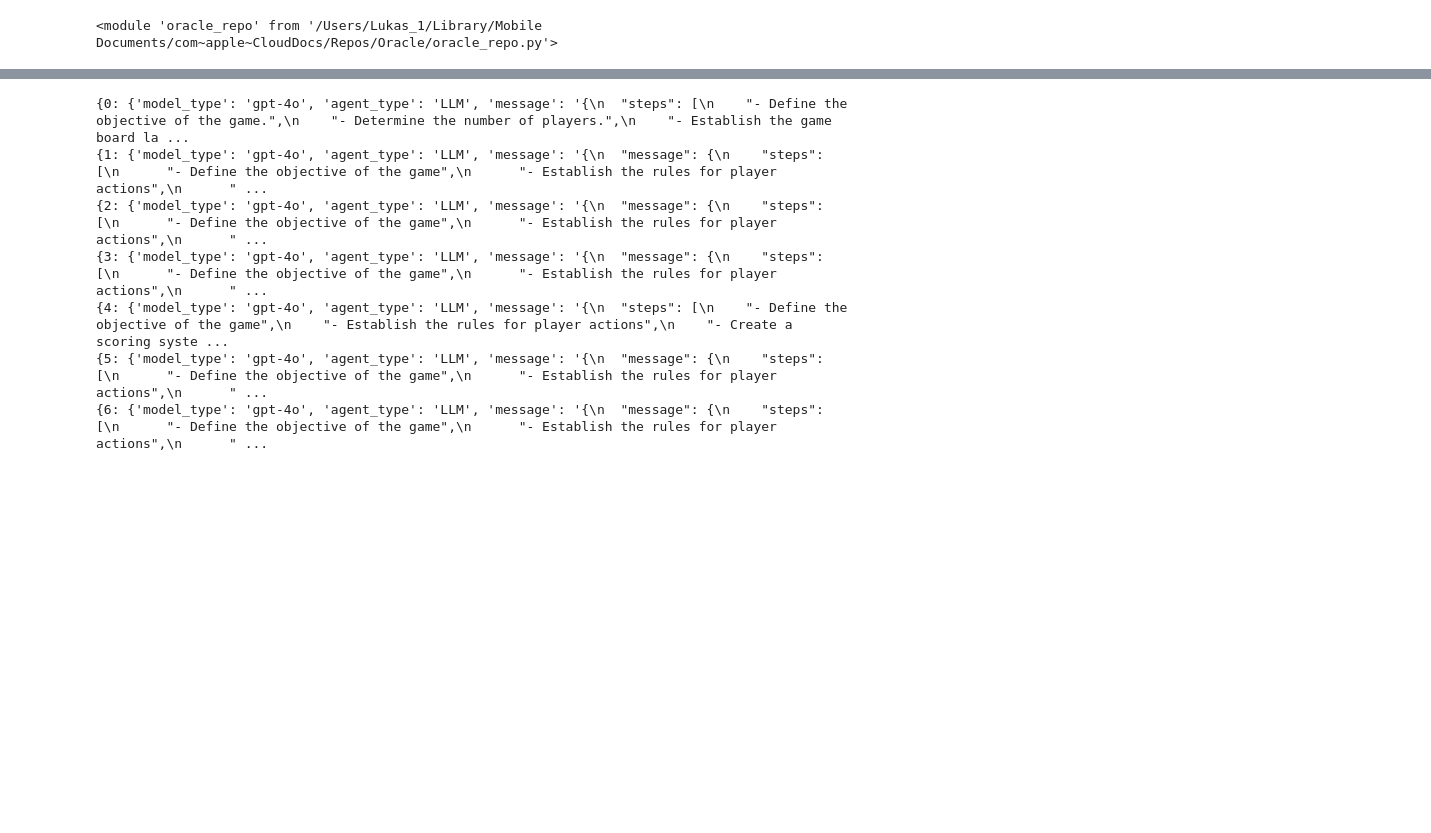
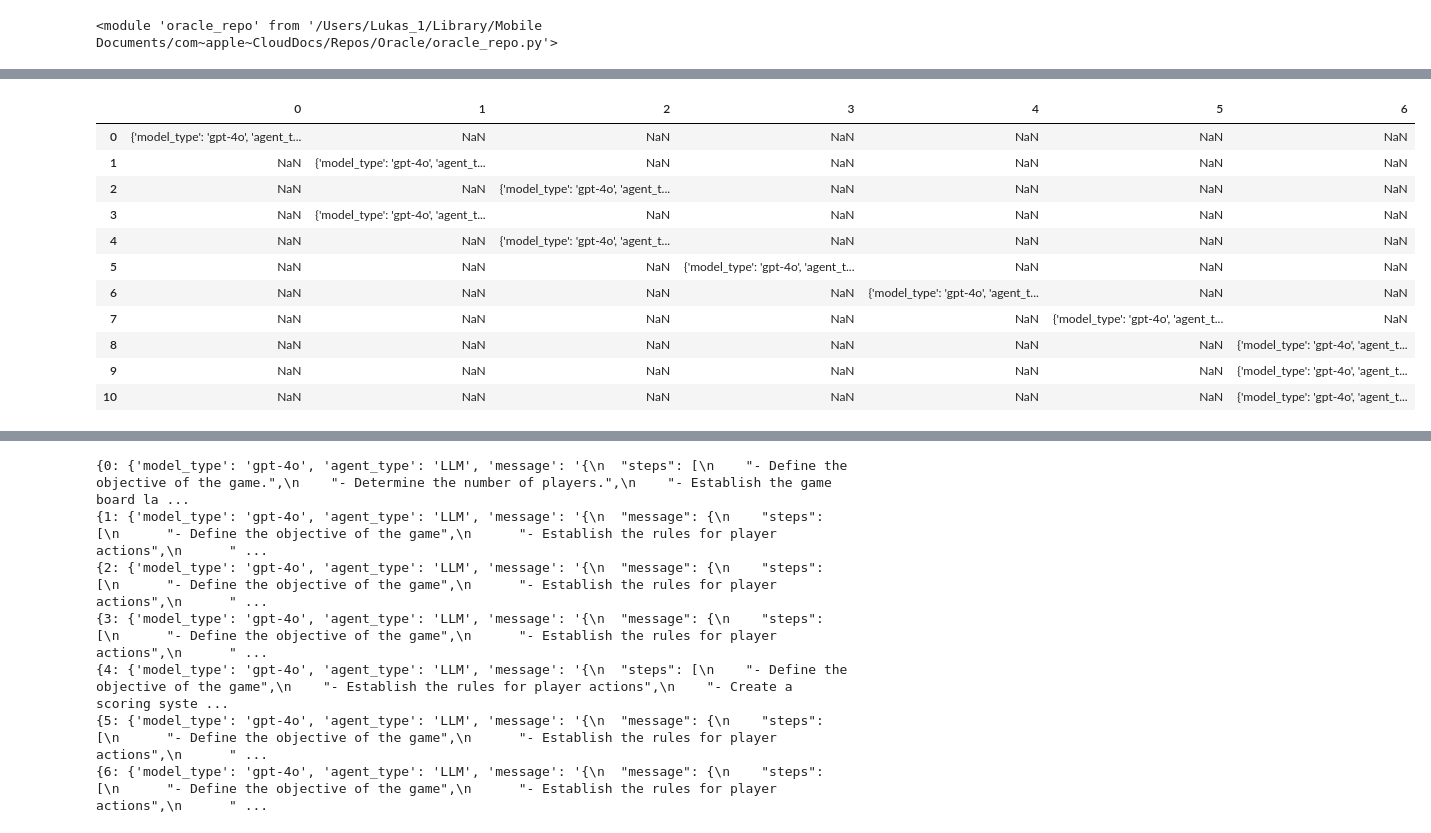
Before and after one commit to ArchipelAi/archipel-monorepo, a Jupyter notebook: scripts/python/LSTM_network copy 2.ipynb, the cells around one changed output, grey strips where cells are left out. Cells and saved outputs as stored; diff of their text form; code cells hidden in the pictures; blank space fills up the shorter version.

```diff
--- a/scripts/python/LSTM_network copy 2.ipynb
+++ b/scripts/python/LSTM_network copy 2.ipynb
@@ -113,7 +128,7 @@ for response in response_outputs:
     fitness_scores.append(ag_rationality)
 
 # Calculate consensus score
-consensus_score = orep.calculate_consensus_score(response_outputs, num_step)
+consensus_score = orep.calculate_consensus_score(response_outputs)
 
 # Calculate the action maximization score for each response
 act_max_scores = []
@@ -384,3 +534,18 @@ last_responses = [response_outputs_backup[num_step][num_step][num_step]['message
+# %%
+pd.DataFrame(best_response_backup)
+# %% [output]
+|  | 0 | 1 | 2 | 3 | 4 | 5 | 6 |
+| 0 | {'model_type': 'gpt-4o', 'agent_t... | NaN | NaN | NaN | NaN | NaN | NaN |
+| 1 | NaN | {'model_type': 'gpt-4o', 'agent_t... | NaN | NaN | NaN | NaN | NaN |
+| 2 | NaN | NaN | {'model_type': 'gpt-4o', 'agent_t... | NaN | NaN | NaN | NaN |
+| 3 | NaN | {'model_type': 'gpt-4o', 'agent_t... | NaN | NaN | NaN | NaN | NaN |
+| 4 | NaN | NaN | {'model_type': 'gpt-4o', 'agent_t... | NaN | NaN | NaN | NaN |
+| 5 | NaN | NaN | NaN | {'model_type': 'gpt-4o', 'agent_t... | NaN | NaN | NaN |
+| 6 | NaN | NaN | NaN | NaN | {'model_type': 'gpt-4o', 'agent_t... | NaN | NaN |
+| 7 | NaN | NaN | NaN | NaN | NaN | {'model_type': 'gpt-4o', 'agent_t... | NaN |
+| 8 | NaN | NaN | NaN | NaN | NaN | NaN | {'model_type': 'gpt-4o', 'agent_t... |
+| 9 | NaN | NaN | NaN | NaN | NaN | NaN | {'model_type': 'gpt-4o', 'agent_t... |
+| 10 | NaN | NaN | NaN | NaN | NaN | NaN | {'model_type': 'gpt-4o', 'agent_t... |
 # %%
 import pandas as pd
 t_df_columns = ["act_max_score", "ag_rationality", "model_type_label", "agent_type_label", "adaptation_rate", "problem_scope_label", "problem_type_label", "num_step", "n_models", "num_steps_proposed", "ratio_steps_left", "error_rate"]
```
Also changed, not shown: parts of 20 cells of this notebook.
